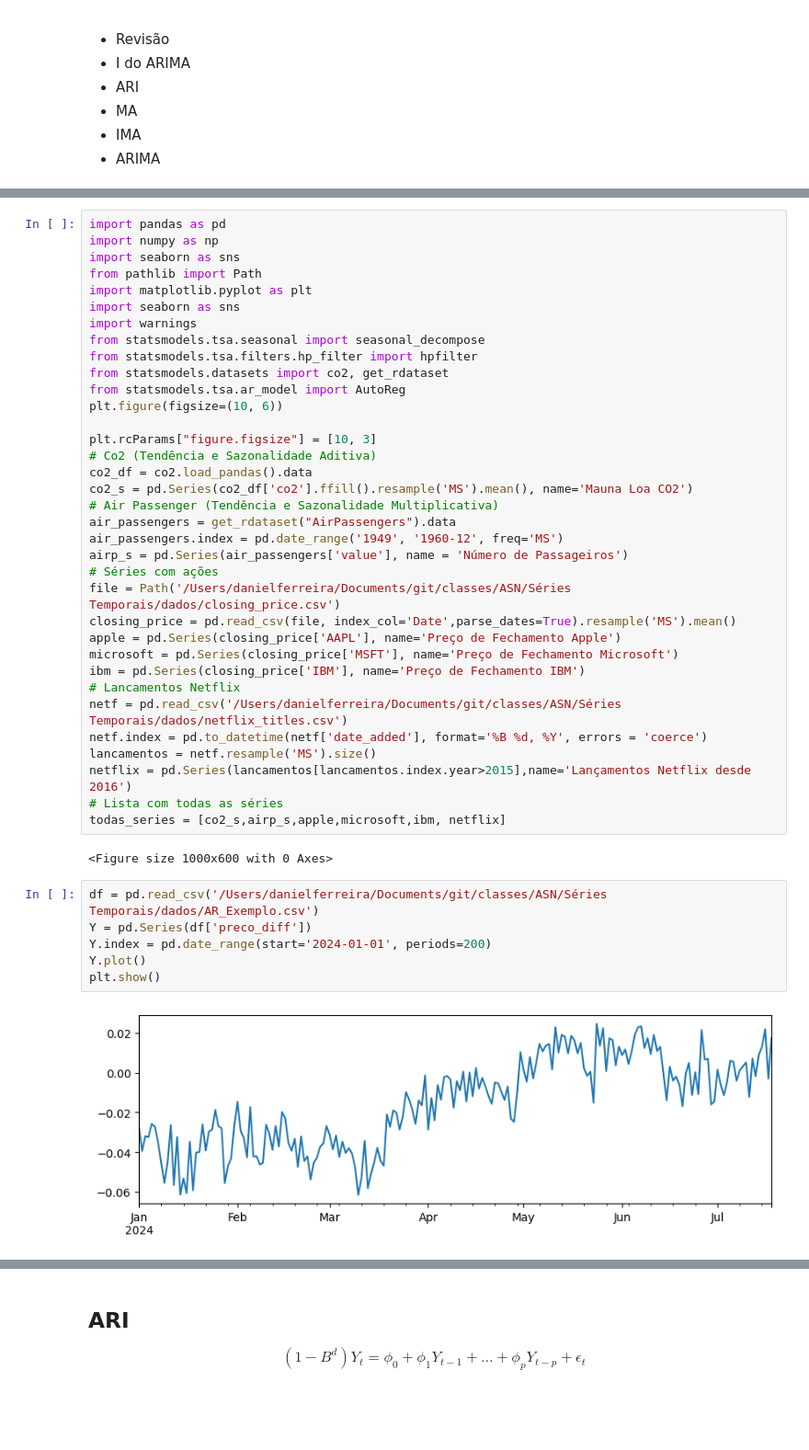
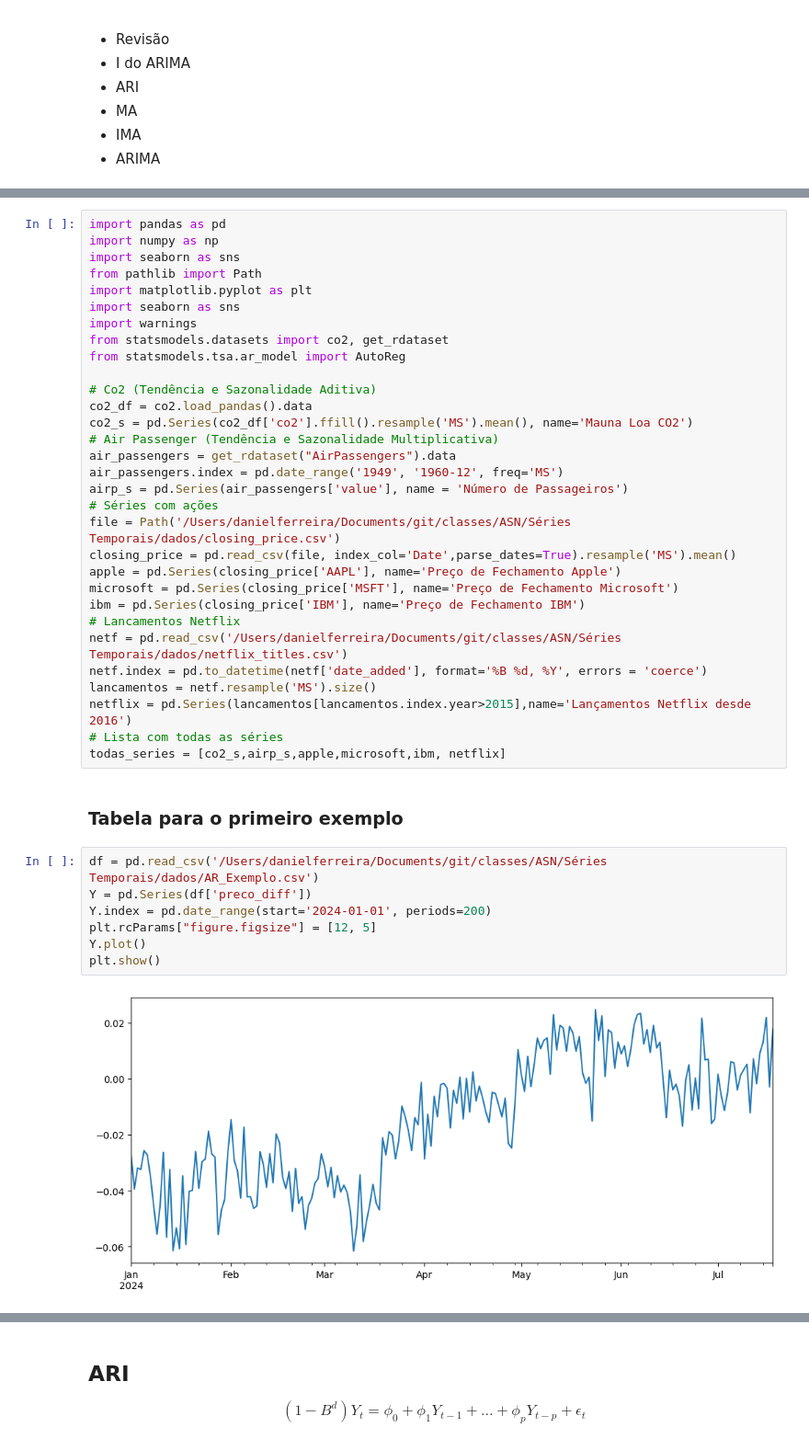
Before and after one commit to danielrferreira/classes, a Jupyter notebook: ASN/Séries Temporais/preparacao/Aula 5.ipynb, the cells around one changed output, grey strips where cells are left out. Shown at 92% size. Saved outputs shown, nothing was run; the diff lists cells and outputs as text; blank space fills up the shorter version.

```diff
--- a/ASN/Séries Temporais/preparacao/Aula 5.ipynb
+++ b/ASN/Séries Temporais/preparacao/Aula 5.ipynb
@@ -14,13 +16,9 @@ from pathlib import Path
 import matplotlib.pyplot as plt
 import seaborn as sns
 import warnings
-from statsmodels.tsa.seasonal import seasonal_decompose
-from statsmodels.tsa.filters.hp_filter import hpfilter
 from statsmodels.datasets import co2, get_rdataset
 from statsmodels.tsa.ar_model import AutoReg
-plt.figure(figsize=(10, 6))
 
-plt.rcParams["figure.figsize"] = [10, 3]
 # Co2 (Tendência e Sazonalidade Aditiva)
 co2_df = co2.load_pandas().data
 co2_s = pd.Series(co2_df['co2'].ffill().resample('MS').mean(), name='Mauna Loa CO2')
@@ -41,14 +39,15 @@ lancamentos = netf.resample('MS').size()
 netflix = pd.Series(lancamentos[lancamentos.index.year>2015],name='Lançamentos Netflix desde 2016')
 # Lista com todas as séries
 todas_series = [co2_s,airp_s,apple,microsoft,ibm, netflix]
-# %% [output]
-<Figure size 1000x600 with 0 Axes>
+# %% [markdown]
+### Tabela para o primeiro exemplo
 # %%
 df = pd.read_csv('/Users/danielferreira/Documents/git/classes/ASN/Séries Temporais/dados/AR_Exemplo.csv')
 Y = pd.Series(df['preco_diff'])
 Y.index = pd.date_range(start='2024-01-01', periods=200)
+plt.rcParams["figure.figsize"] = [12, 5]
 Y.plot()
 plt.show()
 # %% [output]
-[figure, old version]
+[figure, new version]
 # %% [markdown]
```
Also changed, not shown: parts of 21 cells of this notebook.
